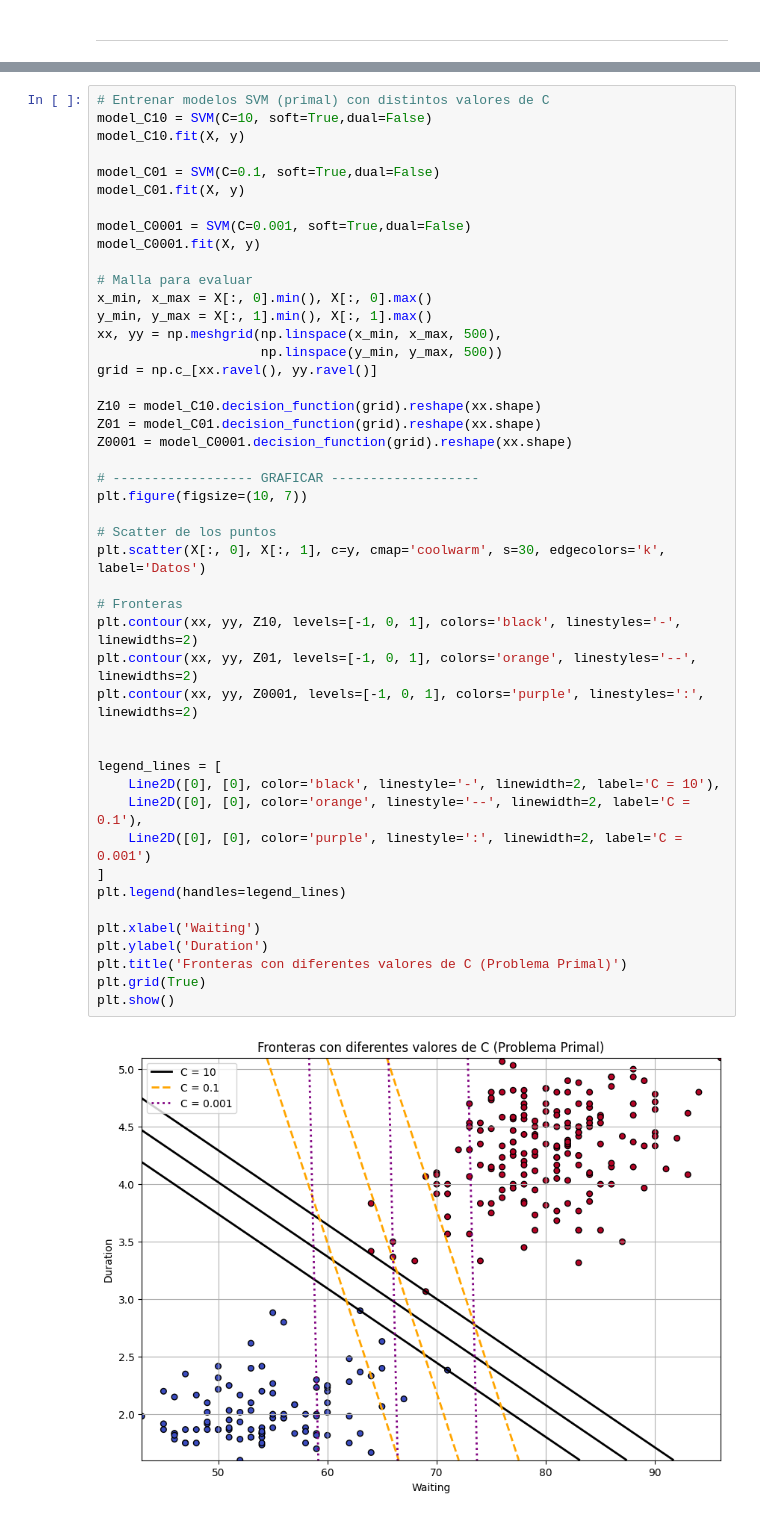
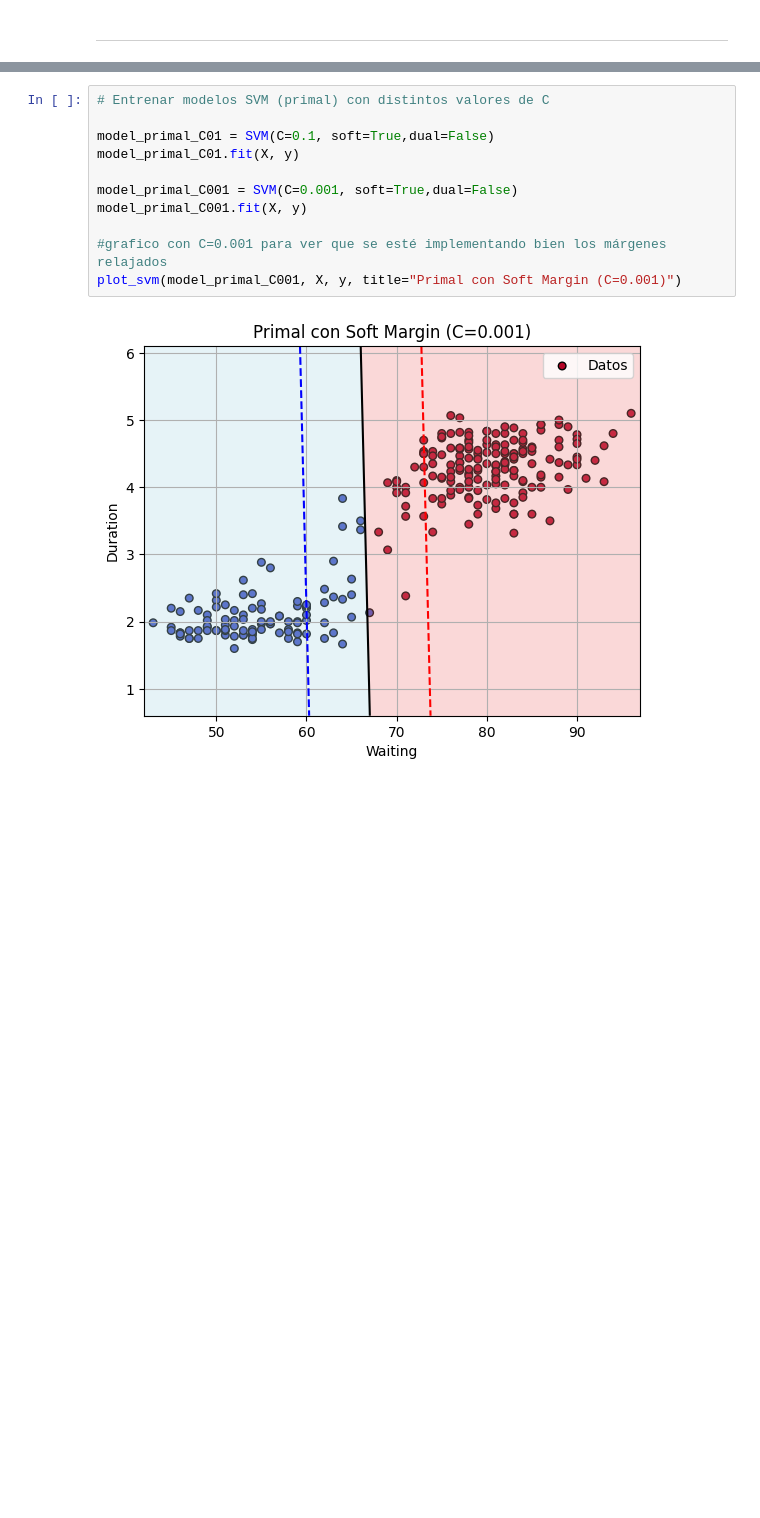
Before and after one commit to walteraguirre/TPS, a Jupyter notebook: TP05/TP05_SVM.ipynb, the cells around one changed output, grey strips where cells are left out. Drawn from its saved outputs; the diff is of its cells as text; blank space fills up the shorter version.

```diff
--- a/TP05/TP05_SVM.ipynb
+++ b/TP05/TP05_SVM.ipynb
@@ -704,48 +716,13 @@ La implementación de la SVM con **soft margin** permite manejar datos no lineal
 # %%
 # Entrenar modelos SVM (primal) con distintos valores de C
-model_C10 = SVM(C=10, soft=True,dual=False)
-model_C10.fit(X, y)
 
-model_C01 = SVM(C=0.1, soft=True,dual=False)
-model_C01.fit(X, y)
+model_primal_C01 = SVM(C=0.1, soft=True,dual=False)
+model_primal_C01.fit(X, y)
 
-model_C0001 = SVM(C=0.001, soft=True,dual=False)
-model_C0001.fit(X, y)
+model_primal_C001 = SVM(C=0.001, soft=True,dual=False)
+model_primal_C001.fit(X, y)
 
-# Malla para evaluar
-x_min, x_max = X[:, 0].min(), X[:, 0].max()
-y_min, y_max = X[:, 1].min(), X[:, 1].max()
-xx, yy = np.meshgrid(np.linspace(x_min, x_max, 500),
-                     np.linspace(y_min, y_max, 500))
-grid = np.c_[xx.ravel(), yy.ravel()]
-
-Z10 = model_C10.decision_function(grid).reshape(xx.shape)
-Z01 = model_C01.decision_function(grid).reshape(xx.shape)
-Z0001 = model_C0001.decision_function(grid).reshape(xx.shape)
-
-# ------------------ GRAFICAR -------------------
-plt.figure(figsize=(10, 7))
-
-# Scatter de los puntos
-plt.scatter(X[:, 0], X[:, 1], c=y, cmap='coolwarm', s=30, edgecolors='k', label='Datos')
-
-# Fronteras
-plt.contour(xx, yy, Z10, levels=[-1, 0, 1], colors='black', linestyles='-', linewidths=2)
-plt.contour(xx, yy, Z01, levels=[-1, 0, 1], colors='orange', linestyles='--', linewidths=2)
-plt.contour(xx, yy, Z0001, levels=[-1, 0, 1], colors='purple', linestyles=':', linewidths=2)
-
-
-legend_lines = [
-    Line2D([0], [0], color='black', linestyle='-', linewidth=2, label='C = 10'),
-    Line2D([0], [0], color='orange', linestyle='--', linewidth=2, label='C = 0.1'),
-    Line2D([0], [0], color='purple', linestyle=':', linewidth=2, label='C = 0.001')
-]
-plt.legend(handles=legend_lines)
-
-plt.xlabel('Waiting')
-plt.ylabel('Duration')
-plt.title('Fronteras con diferentes valores de C (Problema Primal)')
-plt.grid(True)
-plt.show()
+#grafico con C=0.001 para ver que se esté implementando bien los márgenes relajados
+plot_svm(model_primal_C001, X, y, title="Primal con Soft Margin (C=0.001)")
 # %% [output]
-[figure, old version]
+[figure, new version]
```
Also changed, not shown: parts of 17 cells of this notebook.
